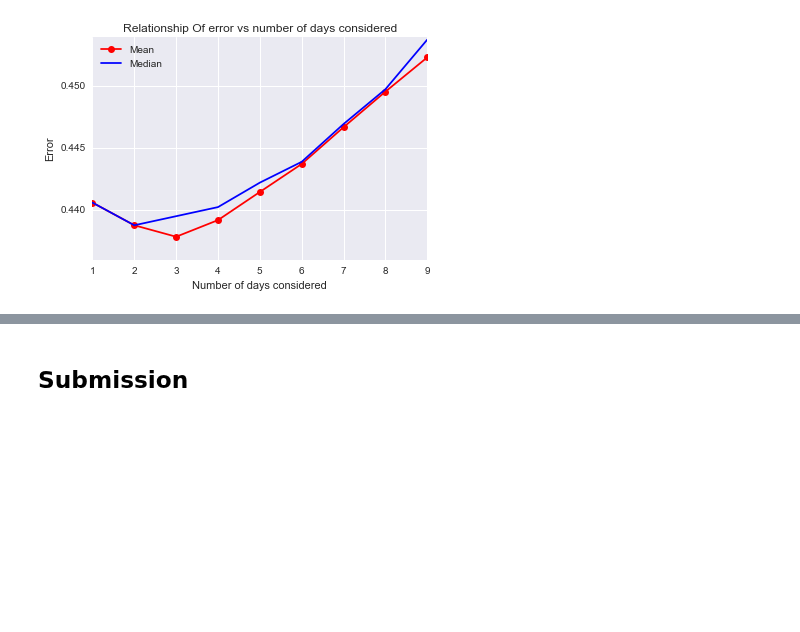
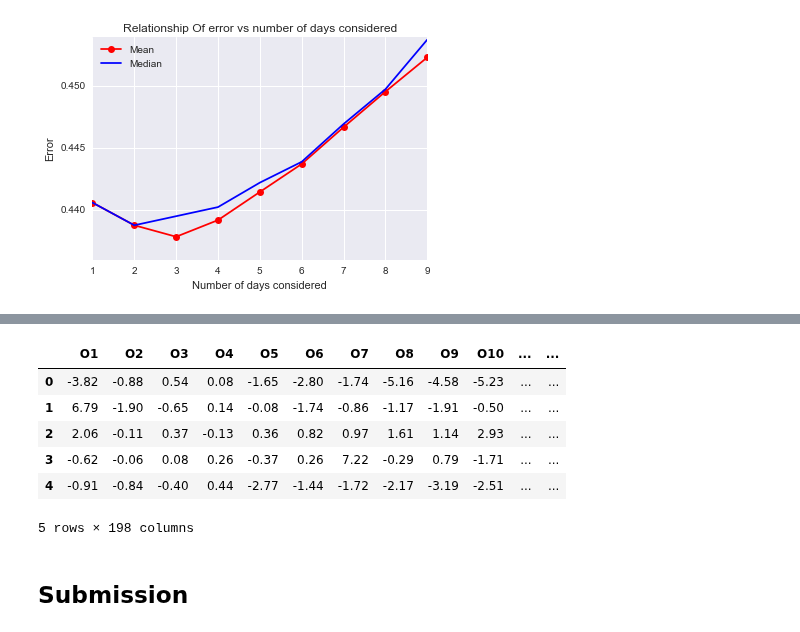
Before and after one commit to numb3r33/Kaggle-Competitions, a Jupyter notebook: Battlefin-s-big-data/notebooks/Battlefin_Analysis.ipynb, the cells around one changed output, grey strips where cells are left out. Saved outputs shown, nothing was run; the diff lists cells and outputs as text; code cells hidden in the pictures; blank space fills up the shorter version.

```diff
--- a/Battlefin-s-big-data/notebooks/Battlefin_Analysis.ipynb
+++ b/Battlefin-s-big-data/notebooks/Battlefin_Analysis.ipynb
@@ -141,0 +181,2 @@ prediction_matrix = get_prediction_df(test_dfs)
+# %%
+prediction_matrix = prepare_dfs(test_dfs, np.mean)
@@ -142,3 +185,13 @@ prediction_matrix = get_prediction_df(test_dfs)
+# %%
+prediction_matrix.head()
+# %% [output]
+|  | O1 | O2 | O3 | O4 | O5 | O6 | O7 | O8 | O9 | O10 | ... | ... |
+| 0 | -3.82 | -0.88 | 0.54 | 0.08 | -1.65 | -2.80 | -1.74 | -5.16 | -4.58 | -5.23 | ... | ... |
+| 1 | 6.79 | -1.90 | -0.65 | 0.14 | -0.08 | -1.74 | -0.86 | -1.17 | -1.91 | -0.50 | ... | ... |
+| 2 | 2.06 | -0.11 | 0.37 | -0.13 | 0.36 | 0.82 | 0.97 | 1.61 | 1.14 | 2.93 | ... | ... |
+| 3 | -0.62 | -0.06 | 0.08 | 0.26 | -0.37 | 0.26 | 7.22 | -0.29 | 0.79 | -1.71 | ... | ... |
+| 4 | -0.91 | -0.84 | -0.40 | 0.44 | -2.77 | -1.44 | -1.72 | -2.17 | -3.19 | -2.51 | ... | ... |
+5 rows × 198 columns
 # %% [markdown]
 ## Submission
 # %%
```
Also changed, not shown: parts of 7 cells of this notebook.
